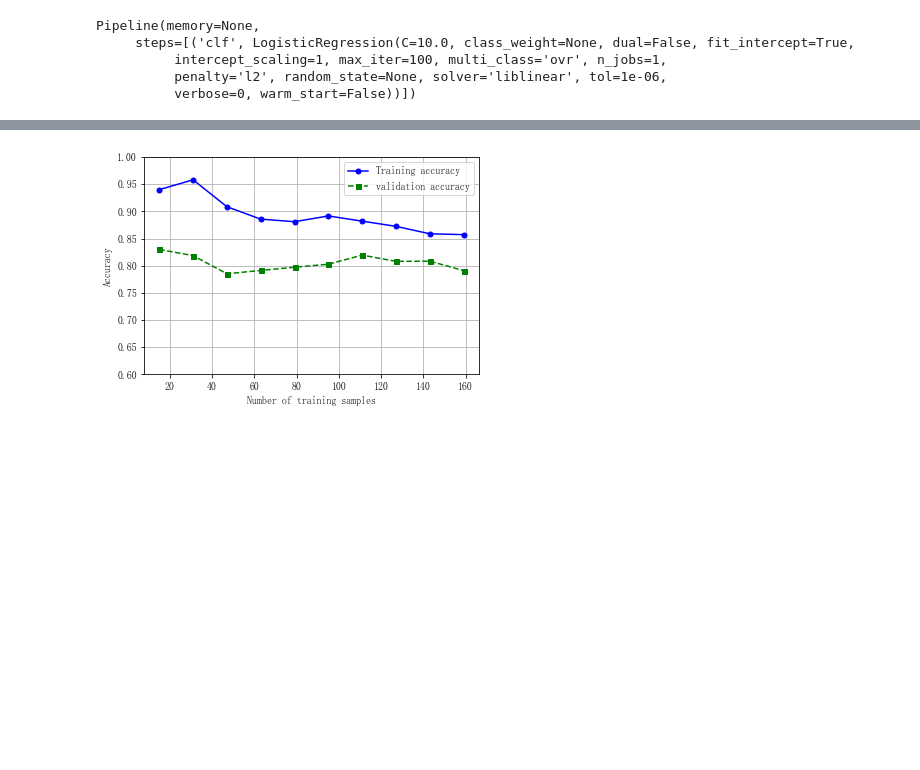
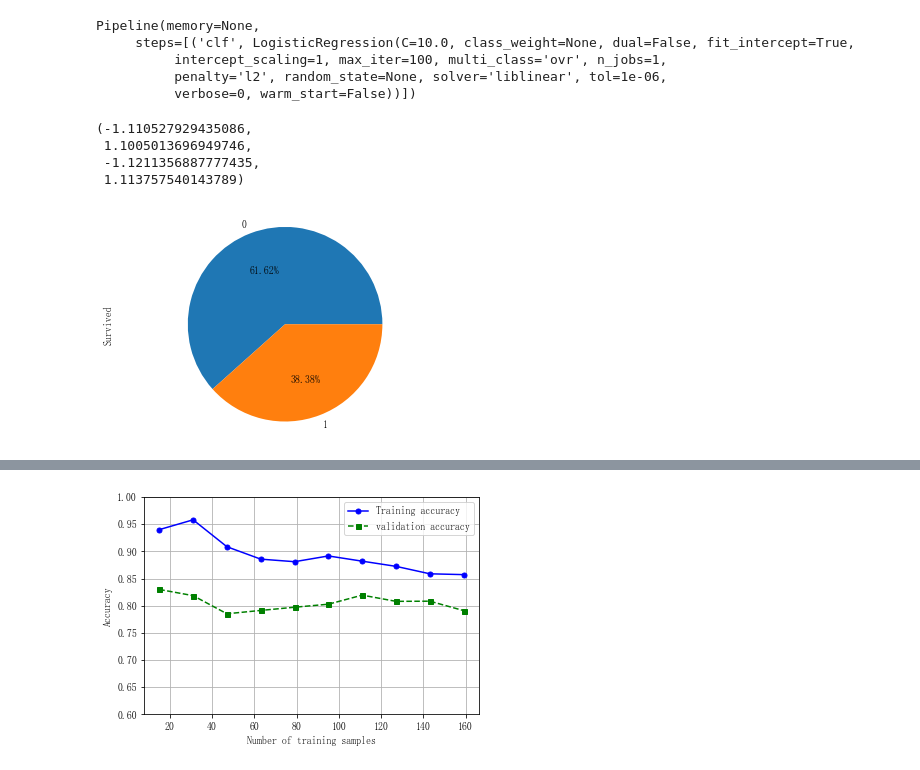
Before and after one commit to hahanigehaha233/mltest, a Jupyter notebook: Titanic/plot.ipynb, the cells around one changed output, grey strips where cells are left out. Cells and saved outputs as stored; diff of their text form; code cells hidden in the pictures; blank space fills up the shorter version.

```diff
--- a/Titanic/plot.ipynb
+++ b/Titanic/plot.ipynb
@@ -26,3 +27,12 @@ Pipeline(memory=None,
           intercept_scaling=1, max_iter=100, multi_class='ovr', n_jobs=1,
           penalty='l2', random_state=None, solver='liblinear', tol=1e-06,
           verbose=0, warm_start=False))])
+# %%
+data['Survived'].value_counts().plot.pie(autopct = '%1.2f%%')
+plt.axis('equal')
+# %% [output]
+(-1.110527929435086,
+ 1.1005013696949746,
+ -1.1211356887777435,
+ 1.113757540143789)
+[figure, added]
```
Also changed, not shown: parts of 12 cells of this notebook, 1 other file.
